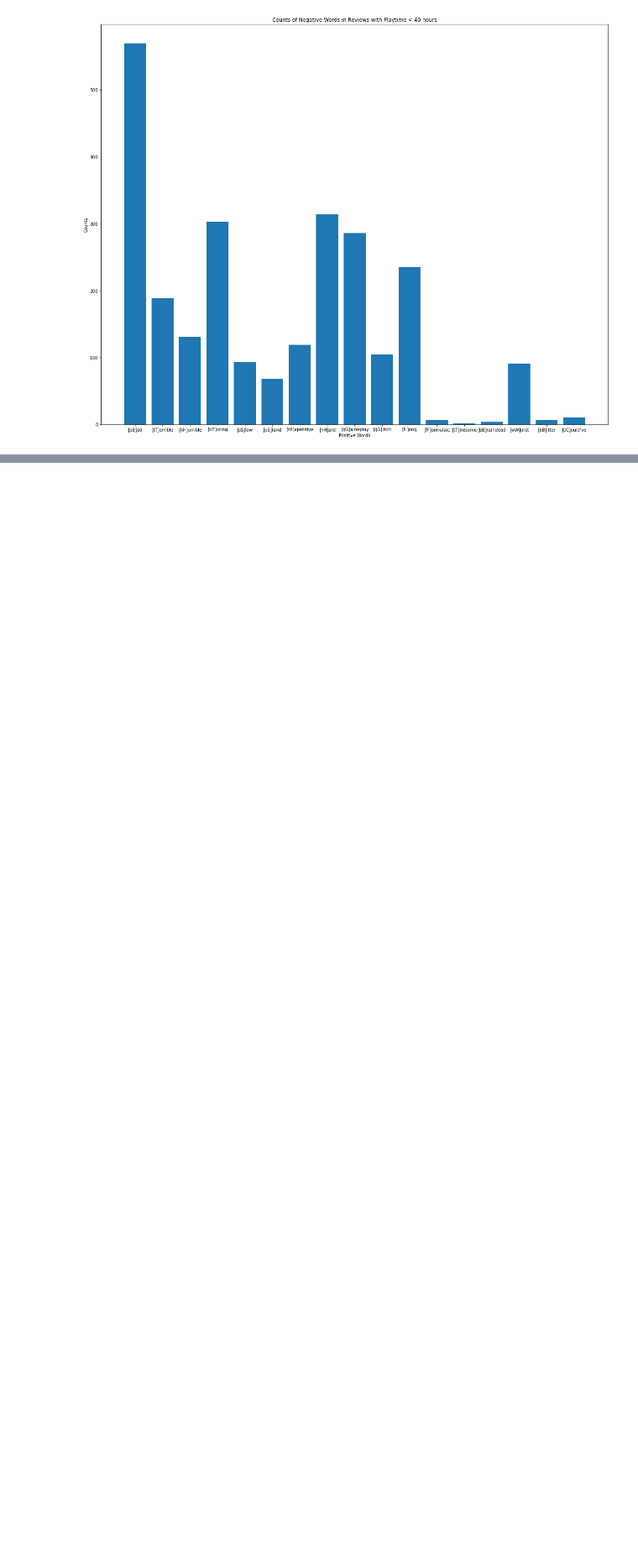
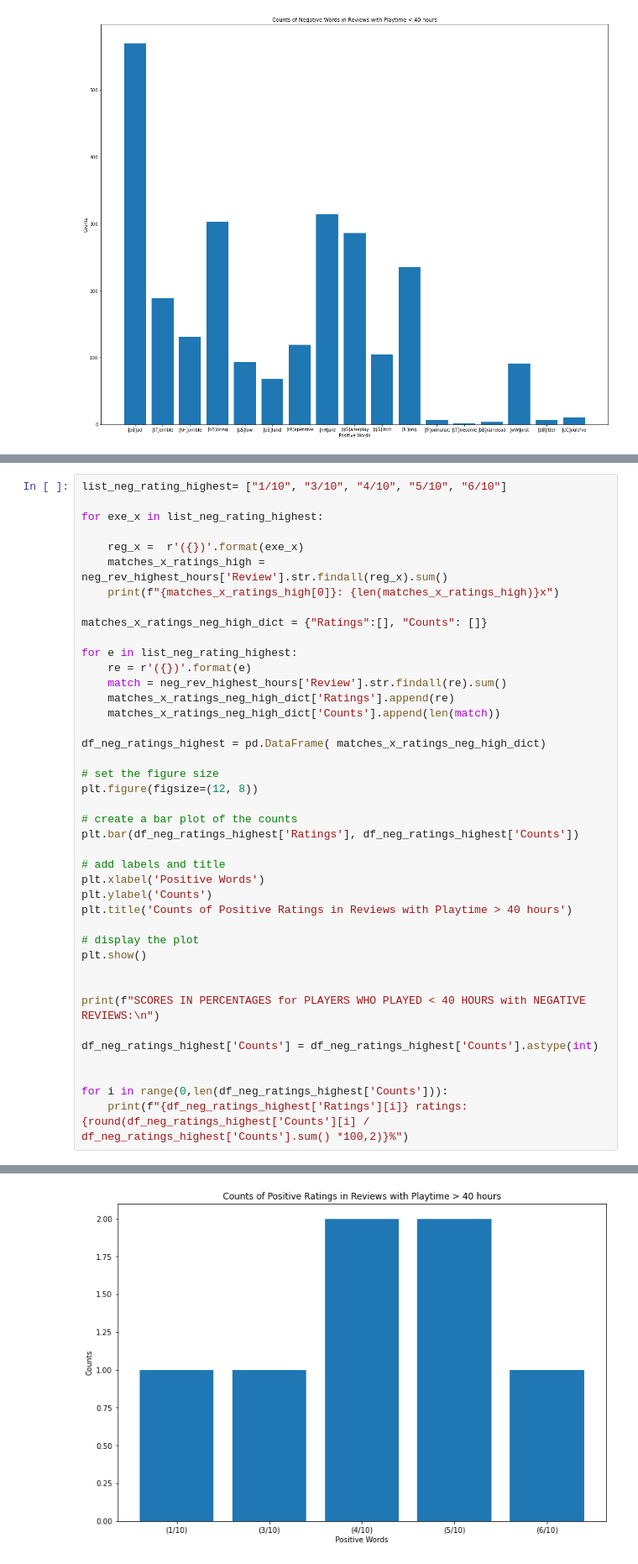
Before and after one commit to daviddolce/hogwarts, a Jupyter notebook: hogwarts_legacy.ipynb, the cells around one changed output, grey strips where cells are left out. Shown at 84% size. Drawn from its saved outputs; the diff is of its cells as text; blank space fills up the shorter version.

```diff
--- a/hogwarts_legacy.ipynb
+++ b/hogwarts_legacy.ipynb
@@ -282,0 +462,42 @@ plt.show()
+# %%
+list_neg_rating_highest= ["1/10", "3/10", "4/10", "5/10", "6/10"]
+
+for exe_x in list_neg_rating_highest:
+
+    reg_x =  r'({})'.format(exe_x)
+    matches_x_ratings_high = neg_rev_highest_hours['Review'].str.findall(reg_x).sum()
+    print(f"{matches_x_ratings_high[0]}: {len(matches_x_ratings_high)}x")
+
+matches_x_ratings_neg_high_dict = {"Ratings":[], "Counts": []}
+
+for e in list_neg_rating_highest:
+    re = r'({})'.format(e)
+    match = neg_rev_highest_hours['Review'].str.findall(re).sum()
+    matches_x_ratings_neg_high_dict['Ratings'].append(re)
+    matches_x_ratings_neg_high_dict['Counts'].append(len(match))
+
+df_neg_ratings_highest = pd.DataFrame( matches_x_ratings_neg_high_dict)
+
+# set the figure size
+plt.figure(figsize=(12, 8))
+
+# create a bar plot of the counts
+plt.bar(df_neg_ratings_highest['Ratings'], df_neg_ratings_highest['Counts'])
+
+# add labels and title
+plt.xlabel('Positive Words')
+plt.ylabel('Counts')
+plt.title('Counts of Positive Ratings in Reviews with Playtime > 40 hours')
+
+# display the plot
+plt.show()
+
+
+print(f"SCORES IN PERCENTAGES for PLAYERS WHO PLAYED < 40 HOURS with NEGATIVE REVIEWS:\n")
+
+df_neg_ratings_highest['Counts'] = df_neg_ratings_highest['Counts'].astype(int)
+
+
+for i in range(0,len(df_neg_ratings_highest['Counts'])):
+    print(f"{df_neg_ratings_highest['Ratings'][i]} ratings: {round(df_neg_ratings_highest['Counts'][i] / df_neg_ratings_highest['Counts'].sum() *100,2)}%")
+# %% [output]
@@ -282,0 +509 @@ plt.show()
+[figure, added]
```
Also changed, not shown: parts of 13 cells of this notebook.
